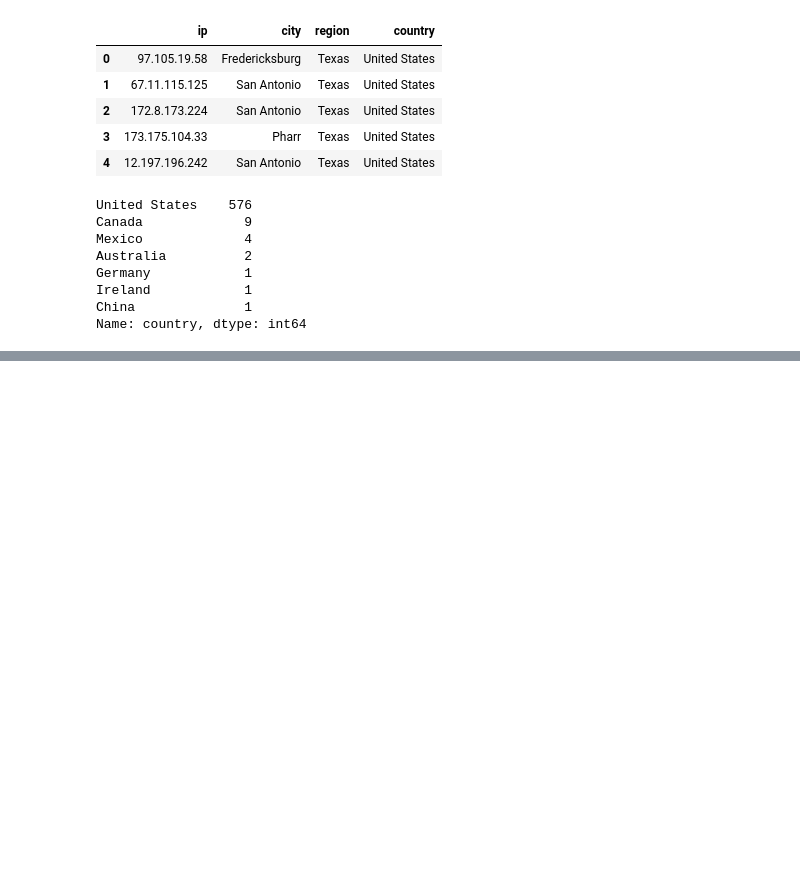
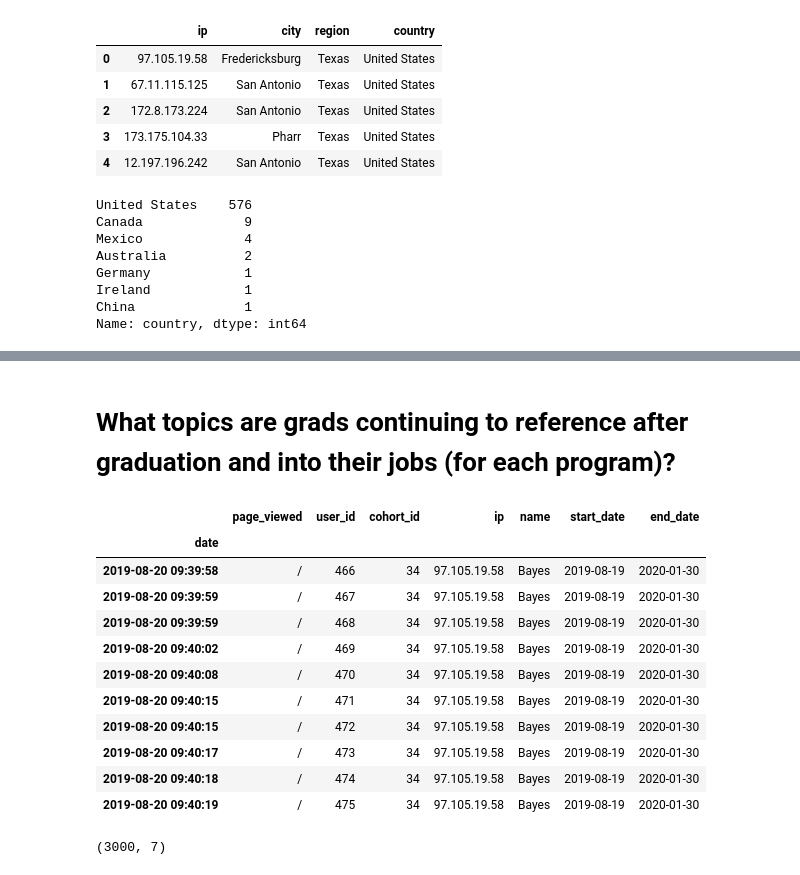
Before and after one commit to matt-c-knight/time-series-project, a Jupyter notebook: explore2.ipynb, the cells around one changed output, grey strips where cells are left out. Drawn from its saved outputs; the diff is of its cells as text; code cells hidden in the pictures; blank space fills up the shorter version.

```diff
--- a/explore2.ipynb
+++ b/explore2.ipynb
@@ -473,0 +678,17 @@ Name: country, dtype: int64
+# %% [markdown]
+# What topics are grads continuing to reference after graduation and into their jobs (for each program)?
+# %%
+bayes.head(10)
+# %% [output]
+|  | page_viewed | user_id | cohort_id | ip | name | start_date | end_date |
+| date |  |  |  |  |  |  |  |
+| 2019-08-20 09:39:58 | / | 466 | 34 | 97.105.19.58 | Bayes | 2019-08-19 | 2020-01-30 |
+| 2019-08-20 09:39:59 | / | 467 | 34 | 97.105.19.58 | Bayes | 2019-08-19 | 2020-01-30 |
+| 2019-08-20 09:39:59 | / | 468 | 34 | 97.105.19.58 | Bayes | 2019-08-19 | 2020-01-30 |
+| 2019-08-20 09:40:02 | / | 469 | 34 | 97.105.19.58 | Bayes | 2019-08-19 | 2020-01-30 |
+| 2019-08-20 09:40:08 | / | 470 | 34 | 97.105.19.58 | Bayes | 2019-08-19 | 2020-01-30 |
+| 2019-08-20 09:40:15 | / | 471 | 34 | 97.105.19.58 | Bayes | 2019-08-19 | 2020-01-30 |
+| 2019-08-20 09:40:15 | / | 472 | 34 | 97.105.19.58 | Bayes | 2019-08-19 | 2020-01-30 |
+| 2019-08-20 09:40:17 | / | 473 | 34 | 97.105.19.58 | Bayes | 2019-08-19 | 2020-01-30 |
+| 2019-08-20 09:40:18 | / | 474 | 34 | 97.105.19.58 | Bayes | 2019-08-19 | 2020-01-30 |
+| 2019-08-20 09:40:19 | / | 475 | 34 | 97.105.19.58 | Bayes | 2019-08-19 | 2020-01-30 |
@@ -473,0 +697,4 @@ Name: country, dtype: int64
+# %%
+bayes_after.shape
+# %% [output]
+(3000, 7)
```
Also changed, not shown: parts of 27 cells of this notebook.
